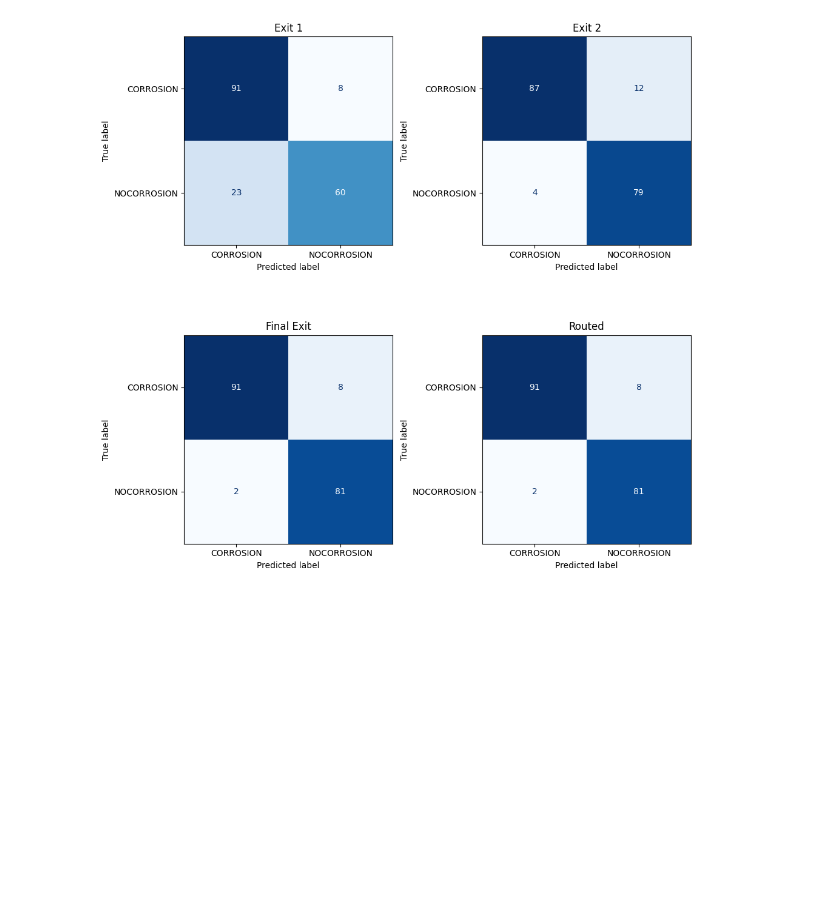
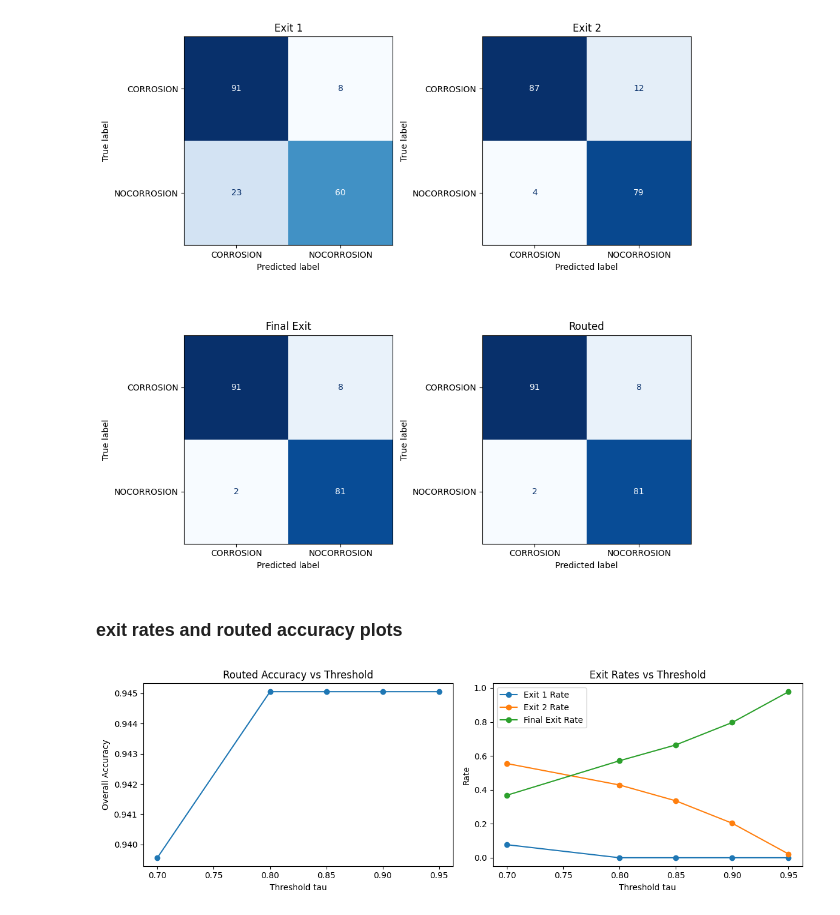
Before and after one commit to Tseng0318/ENDG511project, a Jupyter notebook: early_exit_solution.ipynb, the cells around one changed output. Drawn from its saved outputs; the diff is of its cells as text; code cells hidden in the pictures; blank space fills up the shorter version.

```diff
--- a/early_exit_solution.ipynb
+++ b/early_exit_solution.ipynb
@@ -631,3 +580,33 @@ plt.tight_layout()
 plt.show()
 # %% [output]
 [figure]
+# %% [markdown]
+### exit rates and routed accuracy plots
+# %%
+taus = [x[0] for x in results]
+accs = [x[1] for x in results]
+exit1_rates = [x[2] for x in results]
+exit2_rates = [x[3] for x in results]
+final_rates = [x[4] for x in results]
+
+plt.figure(figsize=(12, 4))
+
+plt.subplot(1, 2, 1)
+plt.plot(taus, accs, marker="o")
+plt.xlabel("Threshold tau")
+plt.ylabel("Overall Accuracy")
+plt.title("Routed Accuracy vs Threshold")
+
+plt.subplot(1, 2, 2)
+plt.plot(taus, exit1_rates, marker="o", label="Exit 1 Rate")
+plt.plot(taus, exit2_rates, marker="o", label="Exit 2 Rate")
+plt.plot(taus, final_rates, marker="o", label="Final Exit Rate")
+plt.xlabel("Threshold tau")
+plt.ylabel("Rate")
+plt.title("Exit Rates vs Threshold")
+plt.legend()
+
+plt.tight_layout()
+plt.show()
+# %% [output]
+[figure, added]
```
Also changed, not shown: parts of 5 cells of this notebook.
